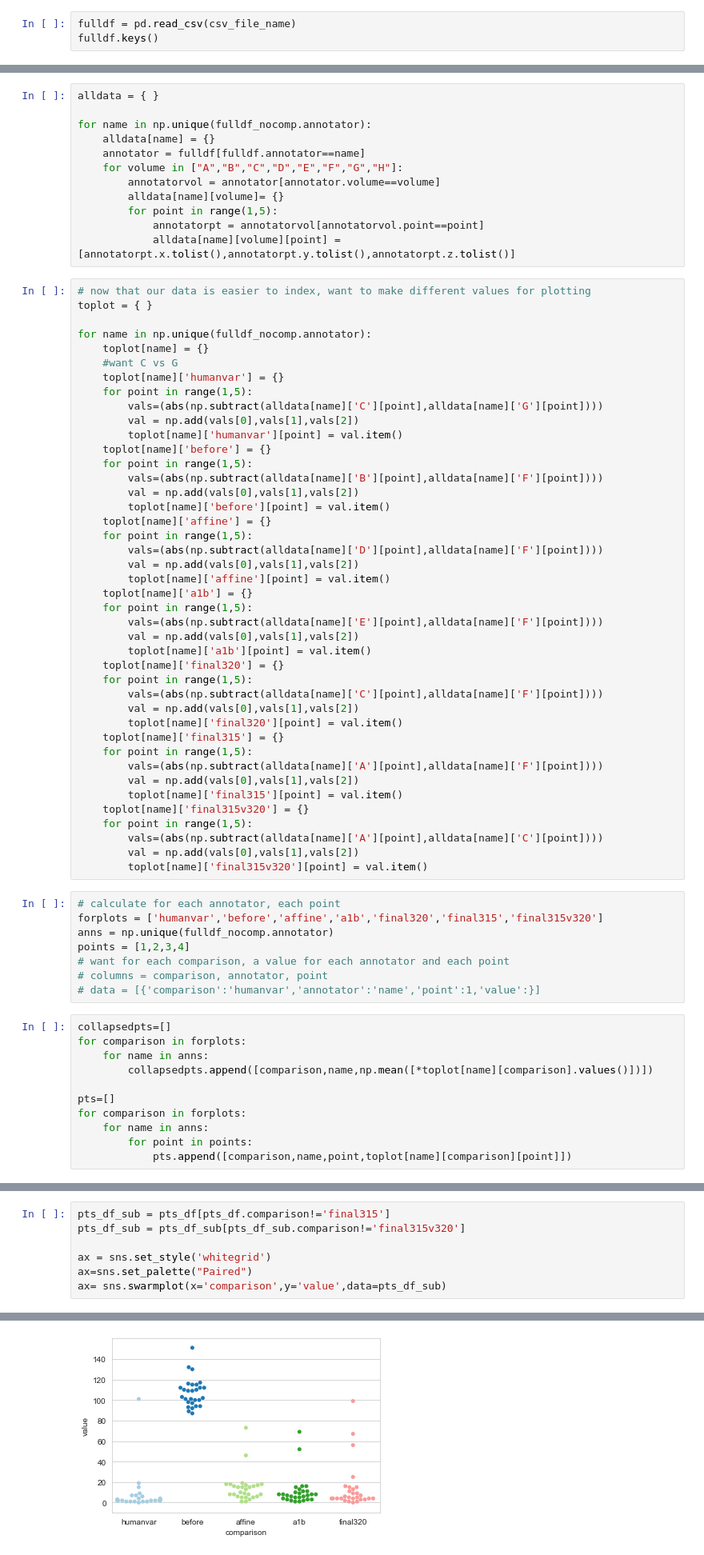
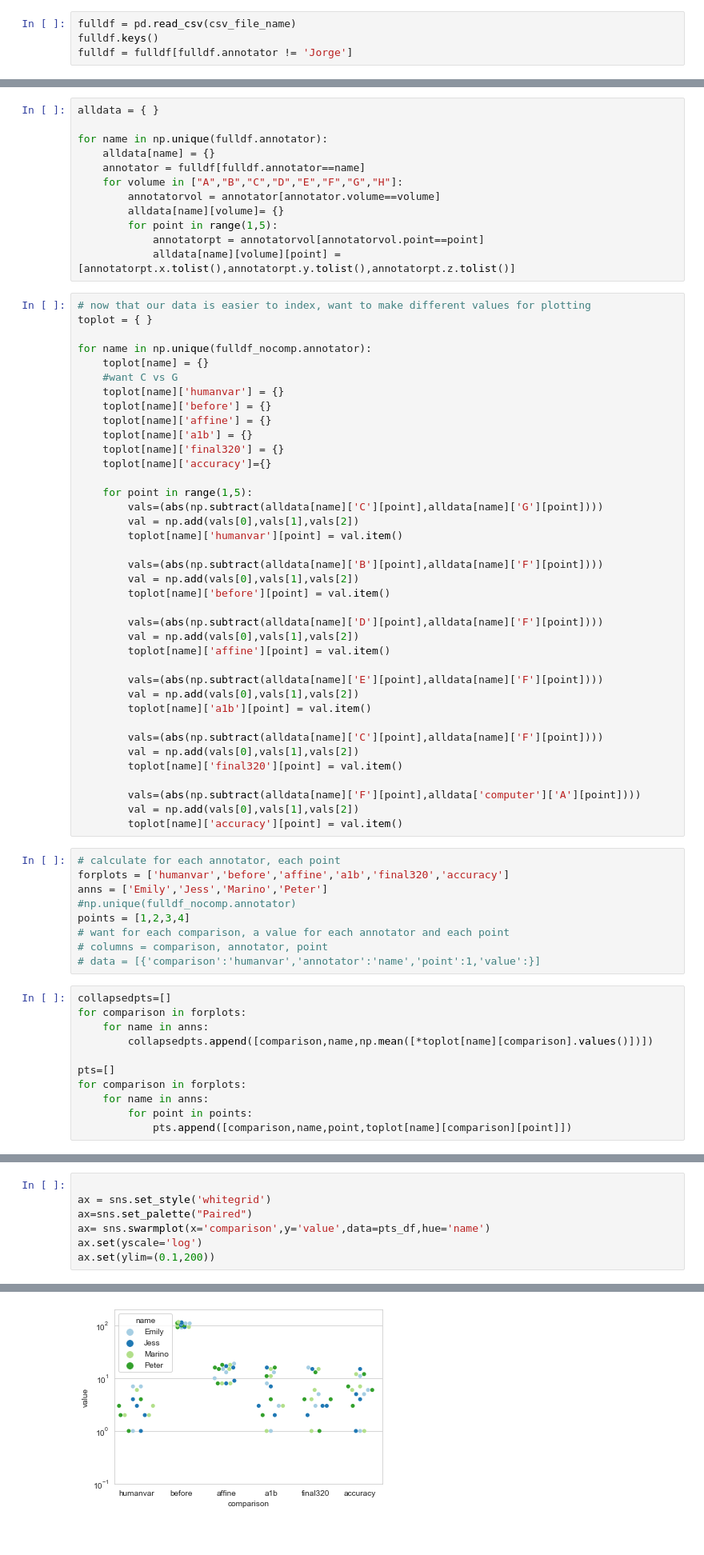
Before and after one commit to PrincetonUniversity/BrainPipe, a Jupyter notebook: tools/analysis/humanvselastix.ipynb, the cells around one changed output, grey strips where cells are left out. Shown at 80% size. Drawn from its saved outputs; the diff is of its cells as text.

Commit message:
adding human vs elastix new plots and exclusion criteria

```diff
--- a/tools/analysis/humanvselastix.ipynb
+++ b/tools/analysis/humanvselastix.ipynb
@@ -12,4 +12,5 @@ csv_file_name = "/Users/emilydennis/Desktop/lightsheet/humanvselastix.csv"
 # %%
 fulldf = pd.read_csv(csv_file_name)
 fulldf.keys()
+fulldf = fulldf[fulldf.annotator != 'Jorge']
 # %% [output]
@@ -20,7 +21,7 @@ fulldf_comp = fulldf[fulldf.annotator == 'computer']
 # %%
 alldata = { }
 
-for name in np.unique(fulldf_nocomp.annotator):
+for name in np.unique(fulldf.annotator):
     alldata[name] = {}
     annotator = fulldf[fulldf.annotator==name]
     for volume in ["A","B","C","D","E","F","G","H"]:
@@ -37,44 +38,41 @@ for name in np.unique(fulldf_nocomp.annotator):
     toplot[name] = {}
     #want C vs G
     toplot[name]['humanvar'] = {}
+    toplot[name]['before'] = {}
+    toplot[name]['affine'] = {}
+    toplot[name]['a1b'] = {}
+    toplot[name]['final320'] = {}
+    toplot[name]['accuracy']={}
+
     for point in range(1,5):
         vals=(abs(np.subtract(alldata[name]['C'][point],alldata[name]['G'][point])))
         val = np.add(vals[0],vals[1],vals[2])
         toplot[name]['humanvar'][point] = val.item()
-    toplot[name]['before'] = {}
-    for point in range(1,5):
+
         vals=(abs(np.subtract(alldata[name]['B'][point],alldata[name]['F'][point])))
         val = np.add(vals[0],vals[1],vals[2])
         toplot[name]['before'][point] = val.item()
-    toplot[name]['affine'] = {}
-    for point in range(1,5):
+
         vals=(abs(np.subtract(alldata[name]['D'][point],alldata[name]['F'][point])))
         val = np.add(vals[0],vals[1],vals[2])
         toplot[name]['affine'][point] = val.item()
-    toplot[name]['a1b'] = {}
-    for point in range(1,5):
+
         vals=(abs(np.subtract(alldata[name]['E'][point],alldata[name]['F'][point])))
         val = np.add(vals[0],vals[1],vals[2])
         toplot[name]['a1b'][point] = val.item()
-    toplot[name]['final320'] = {}
-    for point in range(1,5):
+
         vals=(abs(np.subtract(alldata[name]['C'][point],alldata[name]['F'][point])))
         val = np.add(vals[0],vals[1],vals[2])
         toplot[name]['final320'][point] = val.item()
-    toplot[name]['final315'] = {}
-    for point in range(1,5):
-        vals=(abs(np.subtract(alldata[name]['A'][point],alldata[name]['F'][point])))
+
+        vals=(abs(np.subtract(alldata[name]['F'][point],alldata['computer']['A'][point])))
         val = np.add(vals[0],vals[1],vals[2])
-        toplot[name]['final315'][point] = val.item()
-    toplot[name]['final315v320'] = {}
-    for point in range(1,5):
-        vals=(abs(np.subtract(alldata[name]['A'][point],alldata[name]['C'][point])))
-        val = np.add(vals[0],vals[1],vals[2])
-        toplot[name]['final315v320'][point] = val.item()
+        toplot[name]['accuracy'][point] = val.item()
 # %%
 # calculate for each annotator, each point
-forplots = ['humanvar','before','affine','a1b','final320','final315','final315v320']
-anns = np.unique(fulldf_nocomp.annotator)
+forplots = ['humanvar','before','affine','a1b','final320','accuracy']
+anns = ['Emily','Jess','Marino','Peter']
+#np.unique(fulldf_nocomp.annotator)
 points = [1,2,3,4]
 # want for each comparison, a value for each annotator and each point
 # columns = comparison, annotator, point
@@ -119,8 +101,8 @@ pts_k320
 # %%
-pts_df_sub = pts_df[pts_df.comparison!='final315']
-pts_df_sub = pts_df_sub[pts_df_sub.comparison!='final315v320']
 
 ax = sns.set_style('whitegrid')
 ax=sns.set_palette("Paired")
-ax= sns.swarmplot(x='comparison',y='value',data=pts_df_sub)
+ax= sns.swarmplot(x='comparison',y='value',data=pts_df,hue='name')
+ax.set(yscale='log')
+ax.set(ylim=(0.1,200))
 # %% [output]
@@ -127 +110 @@ ax= sns.swarmplot(x='comparison',y='value',data=pts_df_sub)
-[figure, old version]
+[figure, new version]
```
Also changed, not shown: parts of 22 cells of this notebook.
